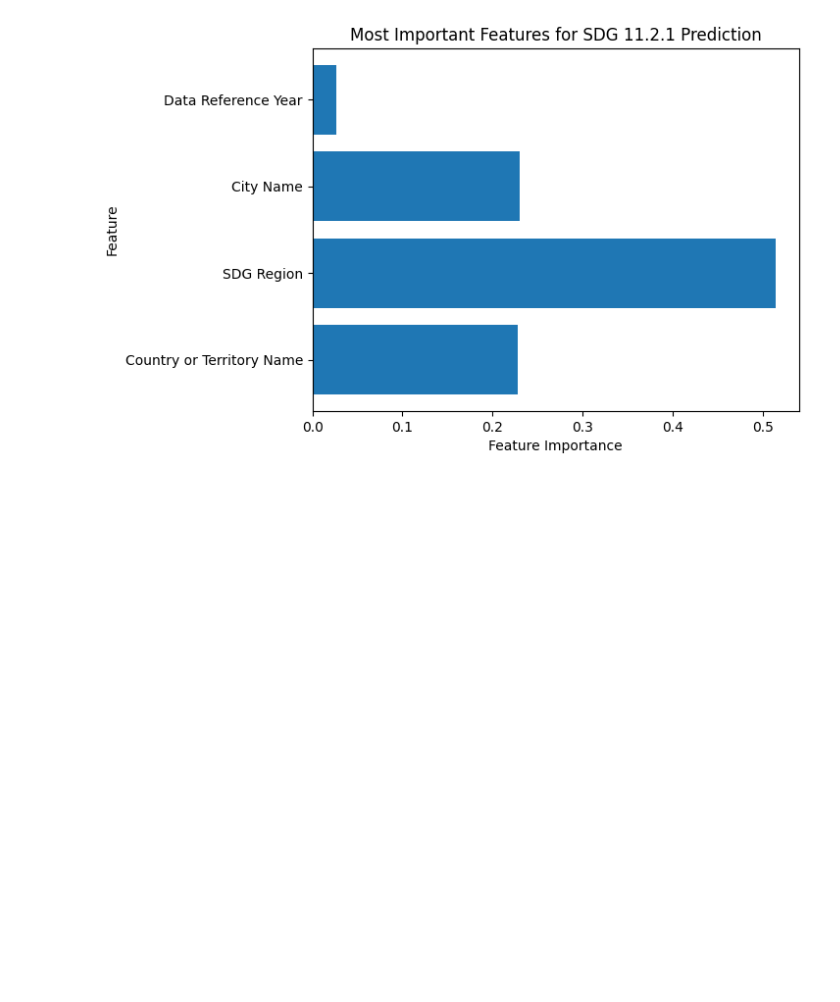
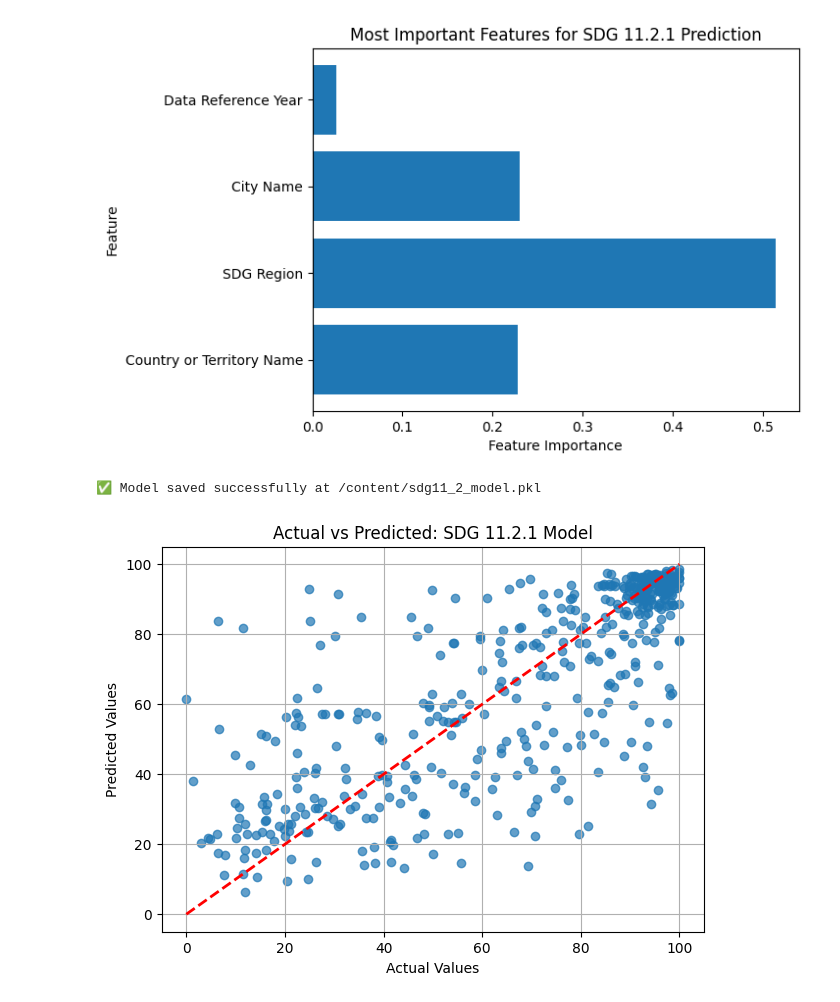
Before and after one commit to GLO-CRYPTO/GLO-CRYPTO, a Jupyter notebook: UNSDG11_2.ipynb, the cells around one changed output. Cells and saved outputs as stored; diff of their text form; code cells hidden in the pictures; blank space fills up the shorter version.

```diff
--- a/UNSDG11_2.ipynb
+++ b/UNSDG11_2.ipynb
@@ -134,3 +134,38 @@ plt.title("Most Important Features for SDG 11.2.1 Prediction")
 plt.show()
 # %% [output]
 [figure]
+# %%
+# Step 6: Save and reload the trained model
+
+import joblib
+
+# 1️⃣ Save the trained model
+joblib.dump(model, '/content/sdg11_2_model.pkl')
+print("✅ Model saved successfully at /content/sdg11_2_model.pkl")
+
+# 2️⃣ Load it again to test
+loaded_model = joblib.load('/content/sdg11_2_model.pkl')
+# %% [output]
+✅ Model saved successfully at /content/sdg11_2_model.pkl
+# %%
+import matplotlib.pyplot as plt
+
+# Make predictions on the test set
+y_pred = loaded_model.predict(X_test)
+
+# Plot
+plt.figure(figsize=(7,5))
+plt.scatter(y_test, y_pred, alpha=0.7)
+plt.xlabel("Actual Values")
+plt.ylabel("Predicted Values")
+plt.title("Actual vs Predicted: SDG 11.2.1 Model")
+plt.grid(True)
+
+# Draw a 45° line for perfect prediction
+max_val = max(y_test.max(), y_pred.max())
+min_val = min(y_test.min(), y_pred.min())
+plt.plot([min_val, max_val], [min_val, max_val], 'r--', linewidth=2)
+
+plt.show()
+# %% [output]
+[figure, added]
```
